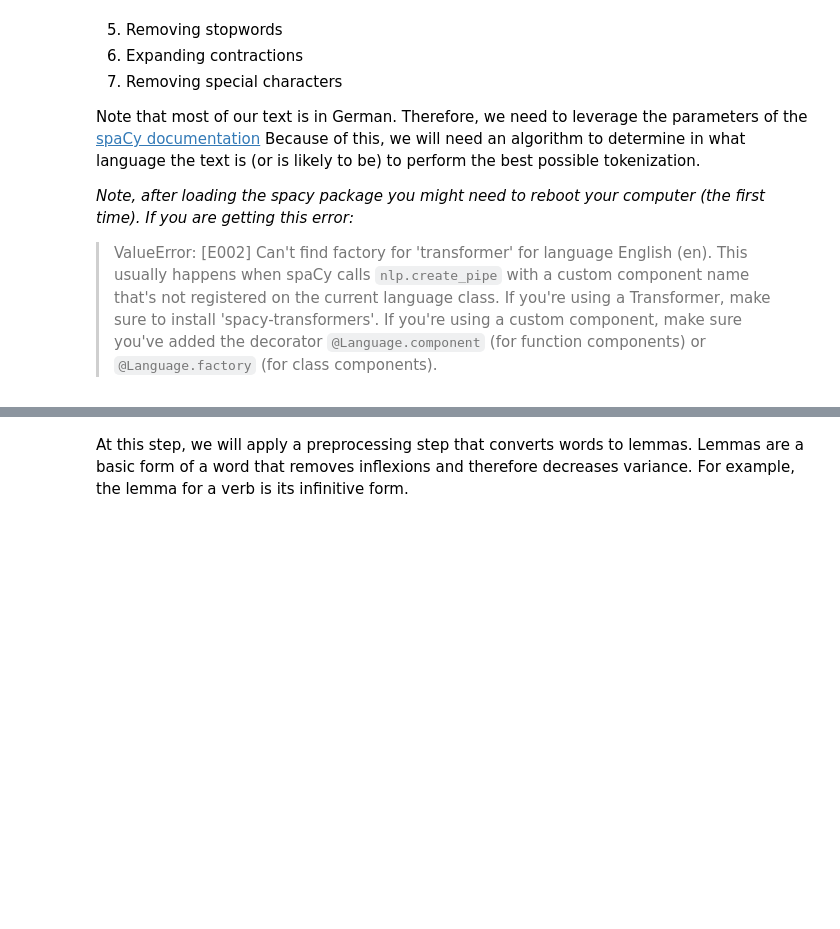
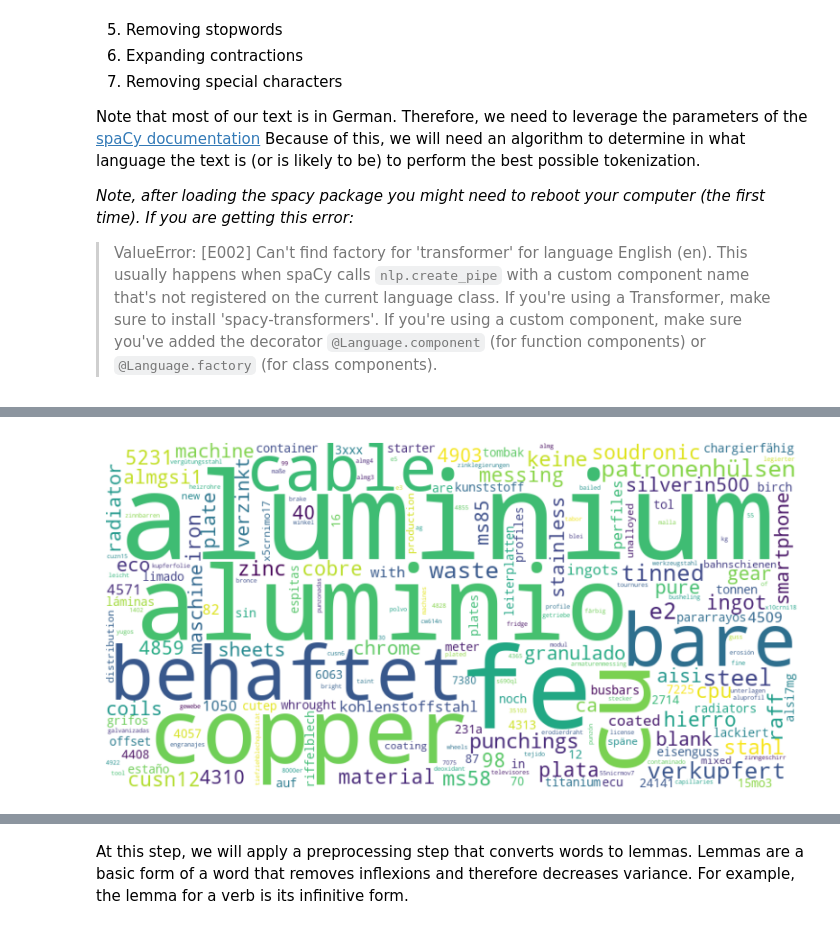
Before and after one commit to Bernardo-giff/work_based_project, a Jupyter notebook: models/desc.nlp.ipynb, the cells around one changed output, grey strips where cells are left out. Cells and saved outputs as stored; diff of their text form; code cells hidden in the pictures; blank space fills up the shorter version.

```diff
--- a/models/desc.nlp.ipynb
+++ b/models/desc.nlp.ipynb
@@ -41,0 +96,13 @@ As part of the baseline exercise, we will use standard stopwords. However, a pot
+# %%
+# Initialize TF-IDF Vectorizer
+vectorizer = TfidfVectorizer()  # Adjust max_features as needed
+
+# Fit and transform the training data and transform the test data
+X_train_tfidf = vectorizer.fit_transform(X_train)
+X_test_tfidf = vectorizer.transform(X_test)
+# %%
+# Initialize the model
+model = LogisticRegression(max_iter=1000, random_state=42)
+
+# Train the model
+model.fit(X_train_tfidf, y_train)
@@ -41,0 +136,23 @@ As part of the baseline exercise, we will use standard stopwords. However, a pot
+# %%
+from wordcloud import WordCloud
+import matplotlib.pyplot as plt
+
+# Get the feature names (words) from the TF-IDF vectorizer
+feature_names = vectorizer.get_feature_names_out()
+
+# Get the coefficients of the model for each class (you can average them if you have multiple classes)
+coefficients = model.coef_.mean(axis=0)
+
+# Create a dictionary of words and their importance
+word_importance = {feature_names[i]: coefficients[i] for i in range(len(feature_names))}
+
+# Generate the word cloud
+wordcloud = WordCloud(width=800, height=400, background_color='white').generate_from_frequencies(word_importance)
+
+# Plot the word cloud
+plt.figure(figsize=(10, 5))
+plt.imshow(wordcloud, interpolation="bilinear")
+plt.axis("off")
+plt.show()
+# %% [output]
+[figure, added]
```
Also changed, not shown: parts of 14 cells of this notebook, 4 other files.
